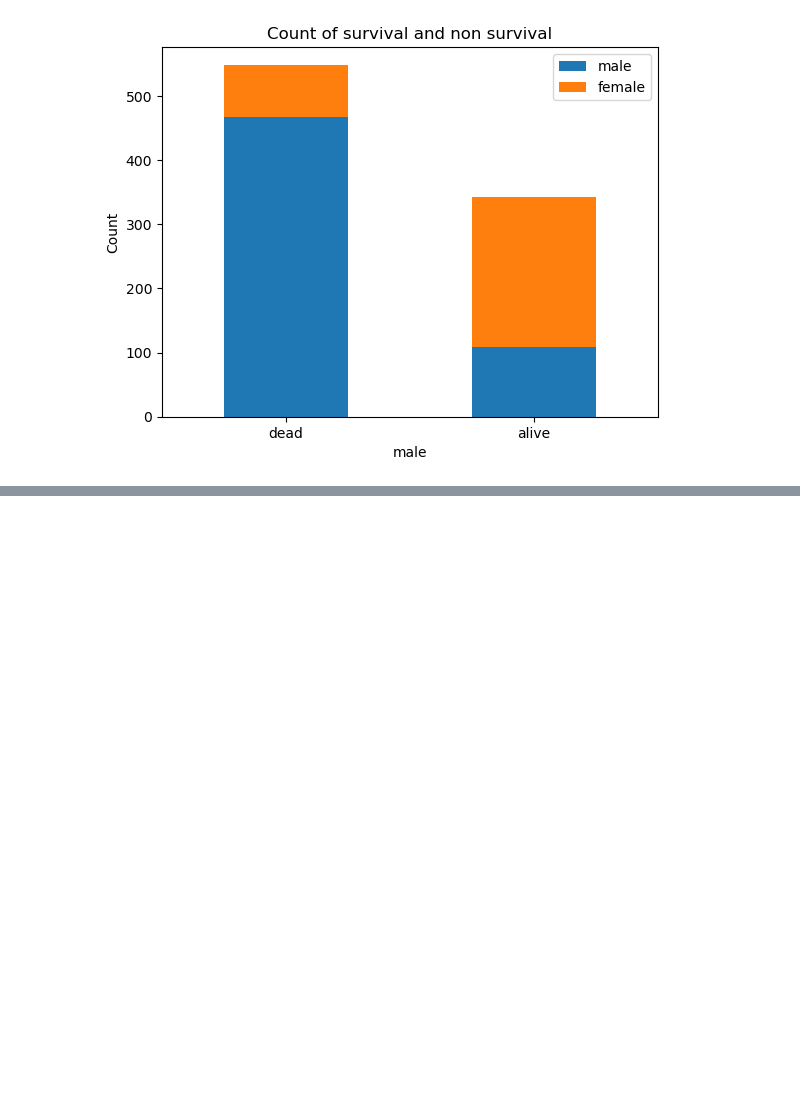
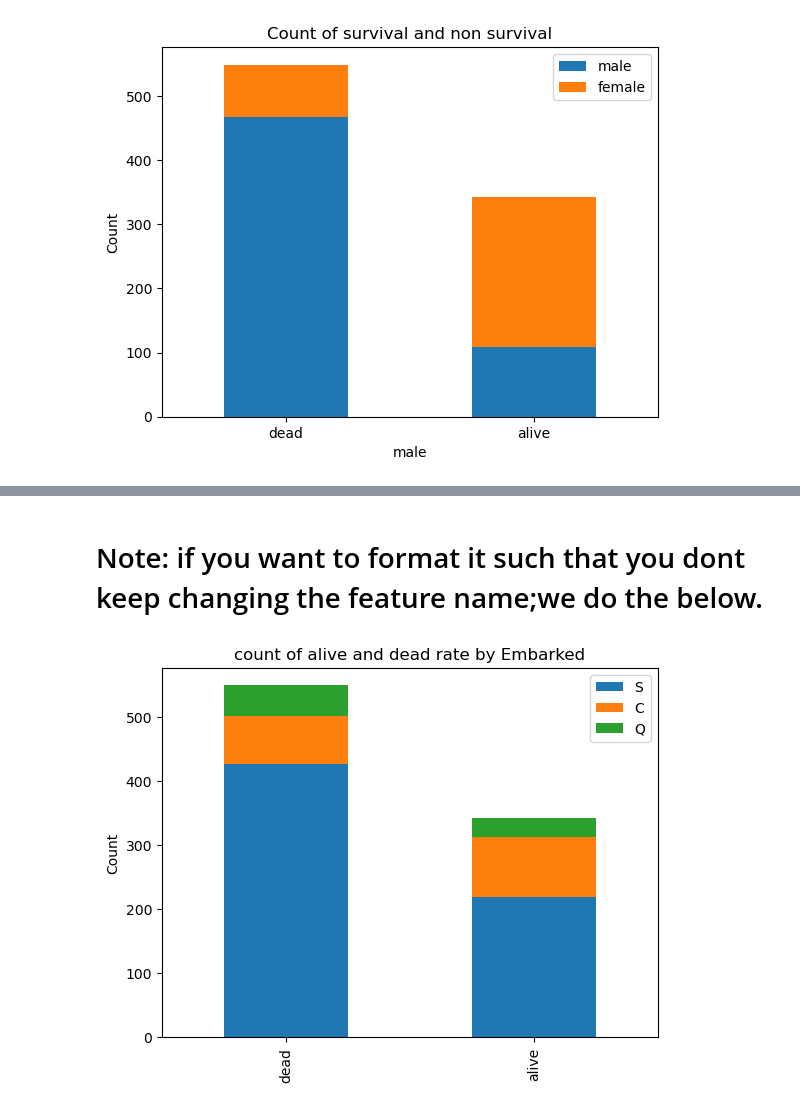
Before and after one commit to Chiomaruth/Machine-learning-project-using-Titanic-Dataset, a Jupyter notebook: Untitled.ipynb, the cells around one changed output, grey strips where cells are left out. Saved outputs shown, nothing was run; the diff lists cells and outputs as text; code cells hidden in the pictures; blank space fills up the shorter version.

```diff
--- a/Untitled.ipynb
+++ b/Untitled.ipynb
@@ -296,0 +375,14 @@ plt.show()
+# %% [markdown]
+ # Note: if you want to format it such that you dont keep changing the feature name;we do the below.
+# %%
+def stackedbar(feature):
+    dead =train_df[train_df["Survived"]==0][feature].value_counts()
+    alive = train_df[train_df["Survived"]==1][feature].value_counts()
+    d = pd.DataFrame([dead,alive],index=["dead","alive"])
+    d.plot(kind="bar",stacked = True)
+    plt.title("count of alive and dead rate by {}".format(feature))
+    plt.ylabel("Count")
+# %%
+stackedbar("Embarked")
+# %% [output]
+[figure, added]
```
Also changed, not shown: parts of 16 cells of this notebook.
